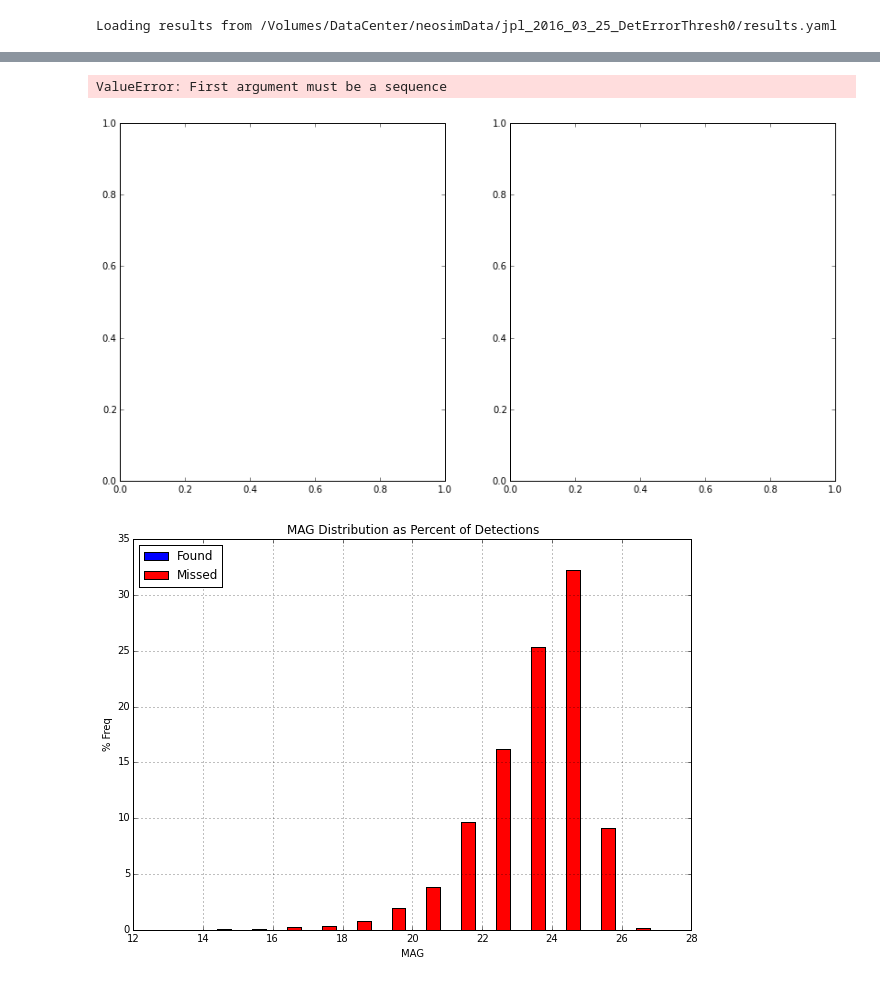
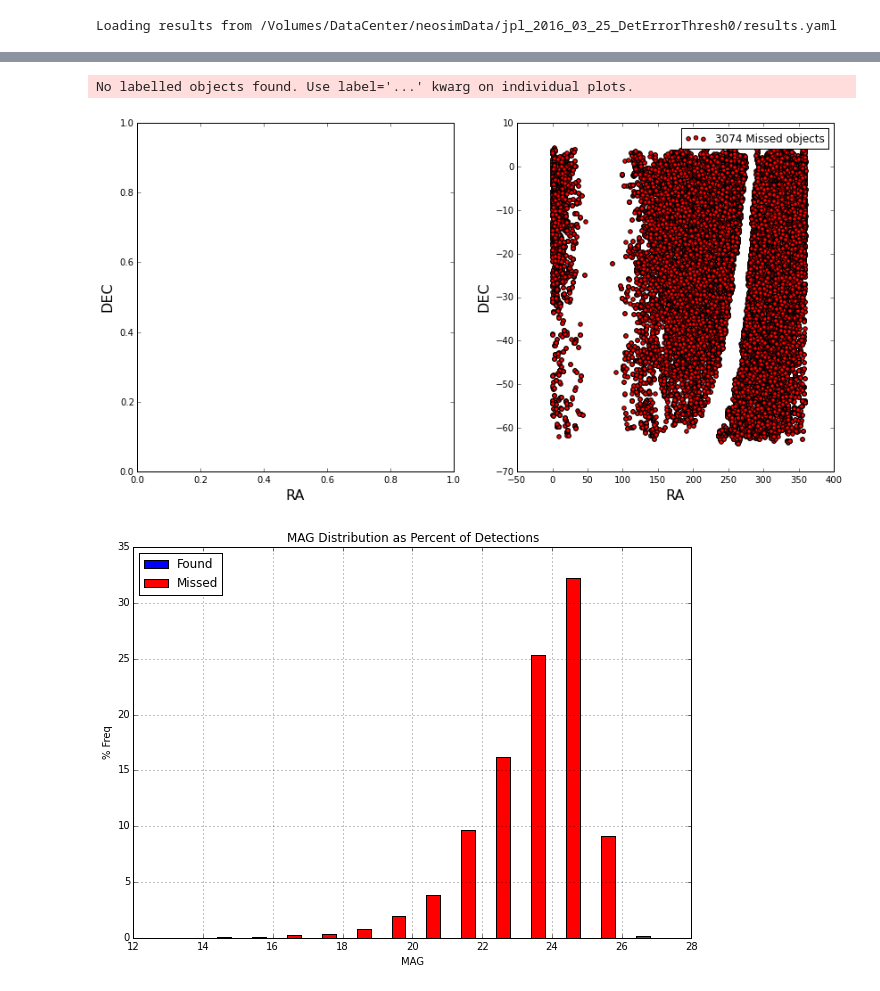
Before and after one commit to moeyensj/NEOsim, a Jupyter notebook: notebooks/jplAnalysisDebug_DetErrorThresh0.ipynb, the cells around one changed output, grey strips where cells are left out. Cells and saved outputs as stored; diff of their text form; code cells hidden in the pictures.

Commit message:
plot update

```diff
--- a/notebooks/jplAnalysisDebug_DetErrorThresh0.ipynb
+++ b/notebooks/jplAnalysisDebug_DetErrorThresh0.ipynb
@@ -160,17 +160,17 @@ found_objects_detections = MopsDatabase.findDetectionsWithObjectIds(con, found_o
 # %%
 fig, ax = plt.subplots(1,2)
 fig.set_size_inches(14,7)
 
-ax[0].scatter(found_objects_detections["ra"], found_objects_detections["dec"], c="b", label="%s Found objects" % len(found_objects))
+#ax[0].scatter(found_objects_detections["ra"], found_objects_detections["dec"], c="b", label="%s Found objects" % len(found_objects))
 ax[1].scatter(missed_objects_detections["ra"], missed_objects_detections["dec"], c="r",  label="%s Missed objects" % len(missed_objects))
 
 for a in ax:
     a.legend()
     a.set_xlabel("RA", size=16);
     a.set_ylabel("DEC", size=16);
 # %% [output]
-ValueError: First argument must be a sequence
+No labelled objects found. Use label='...' kwarg on individual plots.
-[figure, old version]
+[figure, new version]
 # %%
 hist, bin_edges = np.histogram(found_objects_detections["mag"].values, bins=np.linspace(12,26,15))
 hist2, bins = np.histogram(missed_objects_detections["mag"].values, bins=bin_edges)
```
